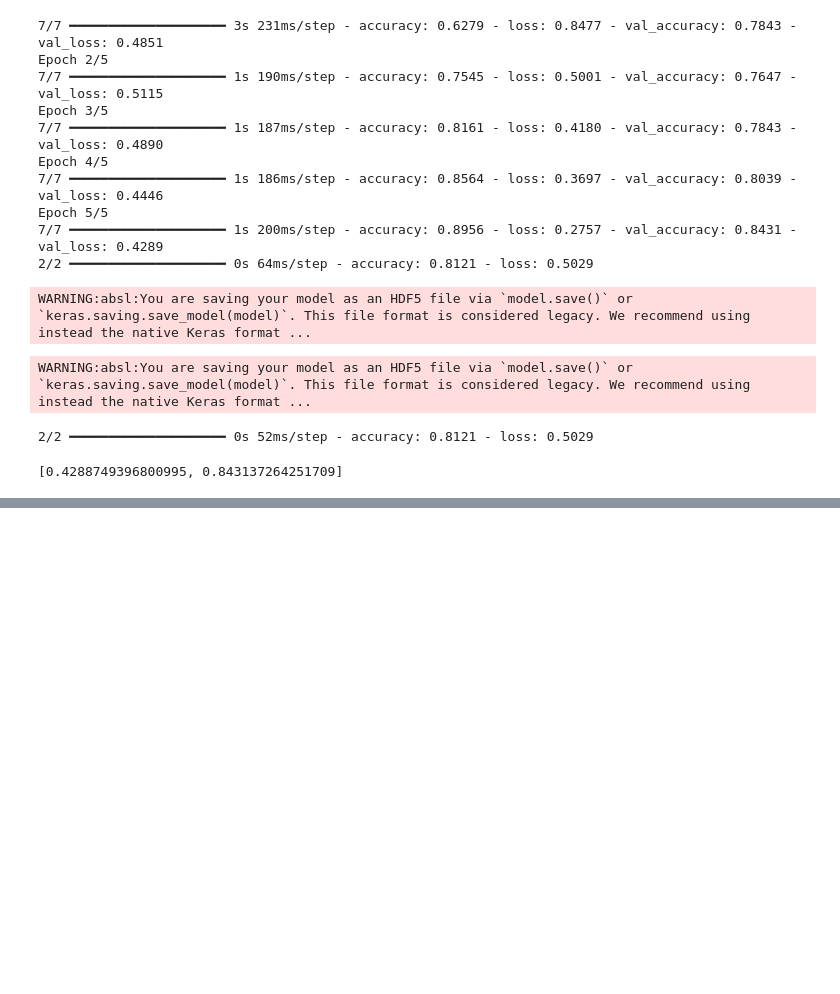
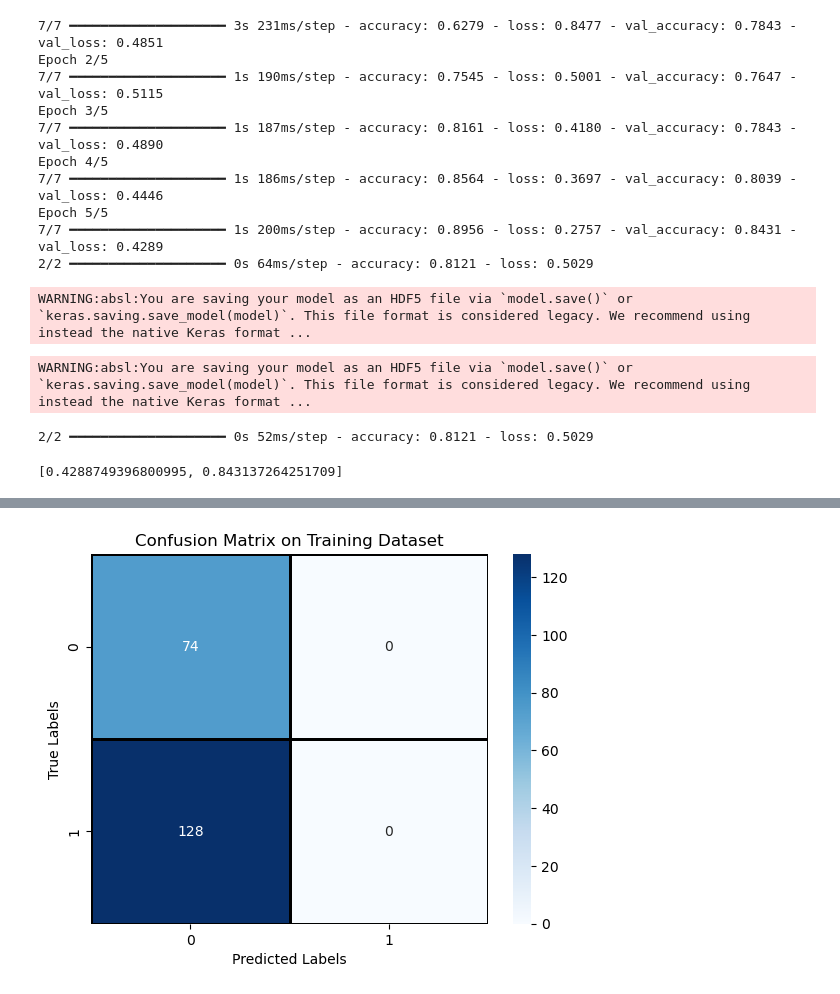
Before and after one commit to WahajSajid/Machine-Learning, a Jupyter notebook: DIP/DIP project/model.ipynb, the cells around one changed output, grey strips where cells are left out. Cells and saved outputs as stored; diff of their text form; code cells hidden in the pictures; blank space fills up the shorter version.

```diff
--- a/DIP/DIP project/model.ipynb
+++ b/DIP/DIP project/model.ipynb
@@ -10 +14,19 @@ from sklearn.model_selection import train_test_split
+# %%
+#Load the images
+# Load and preprocess dataset
+data = []
+labels = []
+for label in ['yes', 'no']:
+    path = rf'c:\Users\Wahaj Sajid\Desktop\Datasets\brain_tumors_data\{label}'
+    for file in os.listdir(path):
+        img = cv2.imread(os.path.join(path, file), 0)
+        img = cv2.resize(img, (128, 128))
+        img = img / 255.0
+        data.append(img.reshape(128, 128, 1))
+        labels.append(1 if label == 'yes' else 0)
+
+X = np.array(data)
+y = np.array(labels)
+
+X_train, X_test, y_train, y_test = train_test_split(X, y, test_size=0.2)
 # %%
@@ -62,3 +67,6 @@ model.evaluate(X_test, y_test)
 # %% [output]
 2/2 ━━━━━━━━━━━━━━━━━━━━ 0s 52ms/step - accuracy: 0.8121 - loss: 0.5029
 [0.4288749396800995, 0.843137264251709]
+# %%
+#calling the saved model
+model = load_model(rf'C:\Users\Wahaj Sajid\Desktop\Machine Learning\Machine-Learning\DIP\DIP project\tumor_detector.h5')
@@ -64,0 +75,12 @@ model.evaluate(X_test, y_test)
+# %%
+#confusion matrix of the model on the training data set
+train_predict = model.predict(X_train)
+train_cm = confusion_matrix(y_train, train_predict.argmax(axis=1))
+plt.Figure(figsize=(6,5))
+sns.heatmap(train_cm, annot=True, fmt='d', cmap='Blues', linewidths=1, linecolor='black')
+
+plt.xlabel('Predicted Labels')
+plt.ylabel('True Labels')
+plt.title('Confusion Matrix on Training Dataset')
+plt.show()
+# %% [output]
@@ -64,0 +88 @@ model.evaluate(X_test, y_test)
+[figure, added]
```
Also changed, not shown: parts of 6 cells of this notebook, 4 other files.
